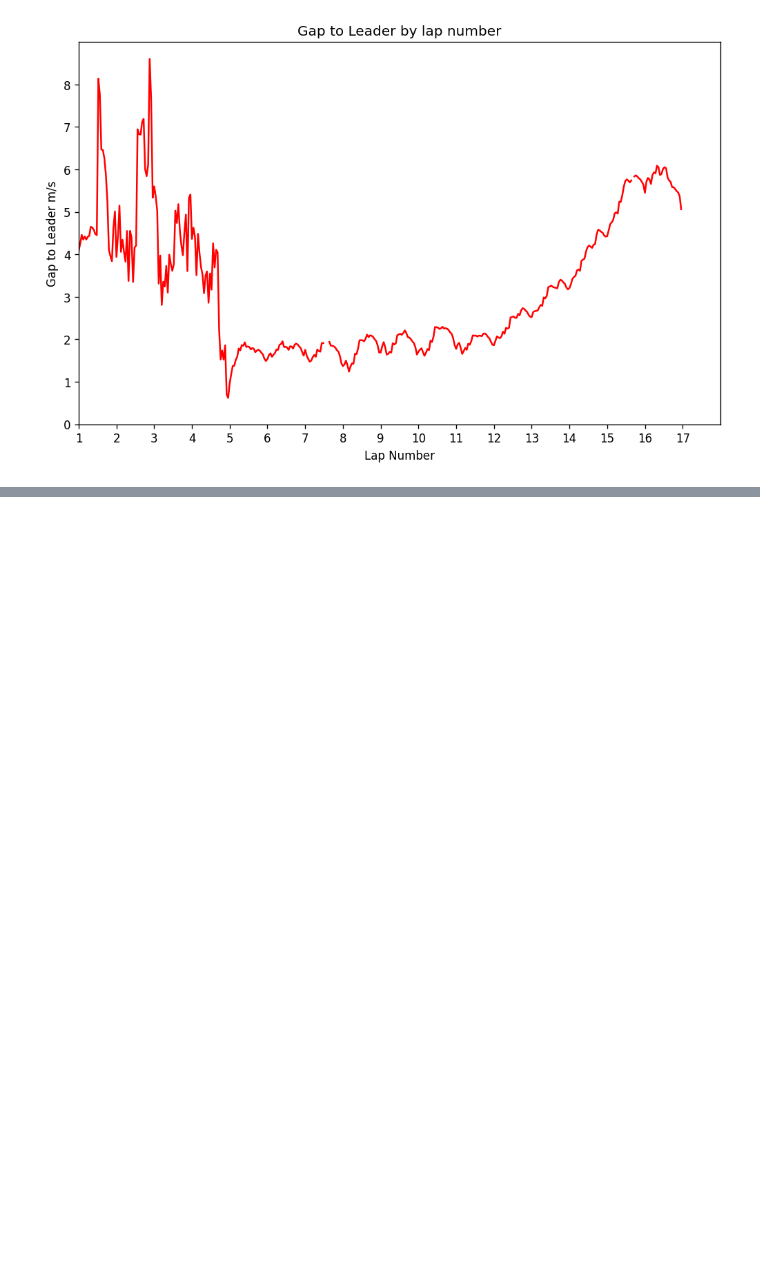
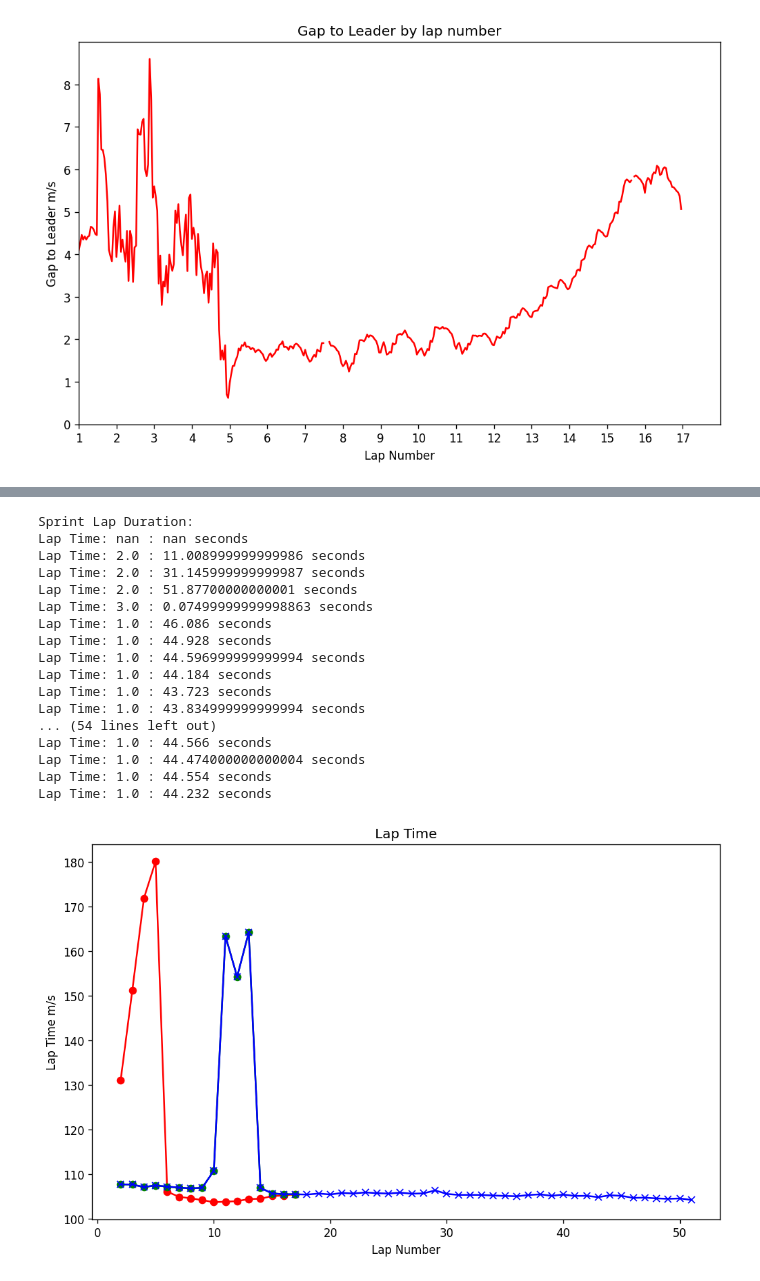
Before and after one commit to OliverKeefe/F1-Sidepod-Damage-Performance-Effect, a Jupyter notebook: analysis.ipynb, the cells around one changed output, grey strips where cells are left out. Cells and saved outputs as stored; diff of their text form; code cells hidden in the pictures; blank space fills up the shorter version.

```diff
--- a/analysis.ipynb
+++ b/analysis.ipynb
@@ -48,0 +87,44 @@ plt.show()
+# %%
+def convert_lap_time(df: pd.DataFrame, column: str) -> str:
+    for i in df[column]:
+        minutes = i // 60
+        remaining_seconds = i % 60
+        print(f"Lap Time: {minutes} : {remaining_seconds} seconds")
+
+print("Sprint Lap Duration: ")
+convert_lap_time(dfLap, 'lap_duration')
+
+print("GP Lap Duration: ")
+convert_lap_time(dfGPLap, 'lap_duration')
+
+dfGPLapReduced: pd.DataFrame = dfGPLap.iloc[:17, :]
+
+plt.figure(figsize=(10, 6), dpi=120)
+plt.plot(dfLap['lap_number'], dfLap['lap_duration'], color='red', marker='o')
+plt.plot(dfGPLapReduced['lap_number'], dfGPLapReduced['lap_duration'], color='green', marker='o')
+plt.plot(dfGPLap['lap_number'], dfGPLap['lap_duration'], color='blue', marker='x')
+
+plt.title("Lap Time")
+plt.xlabel("Lap Number")
+plt.ylabel("Lap Time m/s")
+
+plt.show()
+# %% [output]
+Sprint Lap Duration:
+Lap Time: nan : nan seconds
+Lap Time: 2.0 : 11.008999999999986 seconds
+Lap Time: 2.0 : 31.145999999999987 seconds
+Lap Time: 2.0 : 51.87700000000001 seconds
+Lap Time: 3.0 : 0.07499999999998863 seconds
+Lap Time: 1.0 : 46.086 seconds
+Lap Time: 1.0 : 44.928 seconds
+Lap Time: 1.0 : 44.596999999999994 seconds
+Lap Time: 1.0 : 44.184 seconds
+Lap Time: 1.0 : 43.723 seconds
+Lap Time: 1.0 : 43.834999999999994 seconds
+... (54 lines left out)
+Lap Time: 1.0 : 44.566 seconds
+Lap Time: 1.0 : 44.474000000000004 seconds
+Lap Time: 1.0 : 44.554 seconds
+Lap Time: 1.0 : 44.232 seconds
+[figure, added]
```
Also changed, not shown: parts of 4 cells of this notebook.
